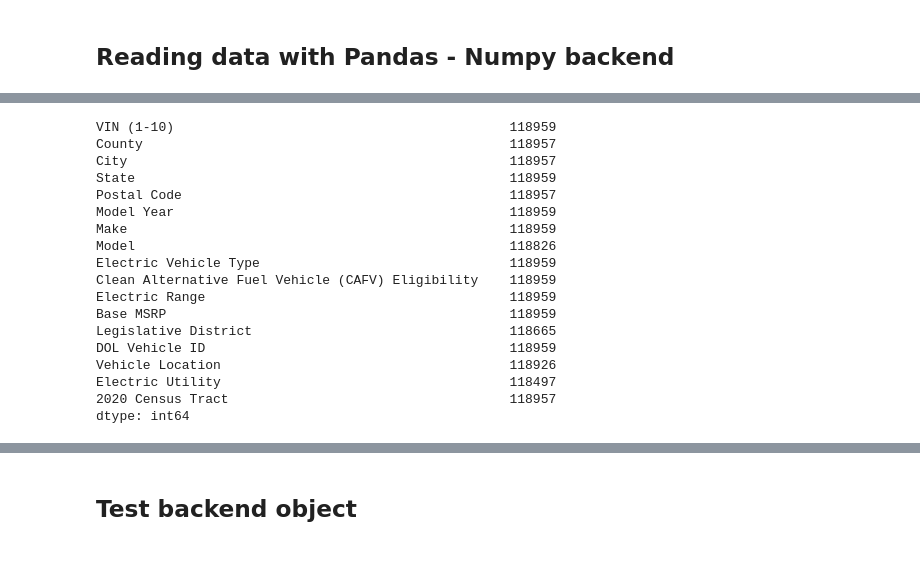
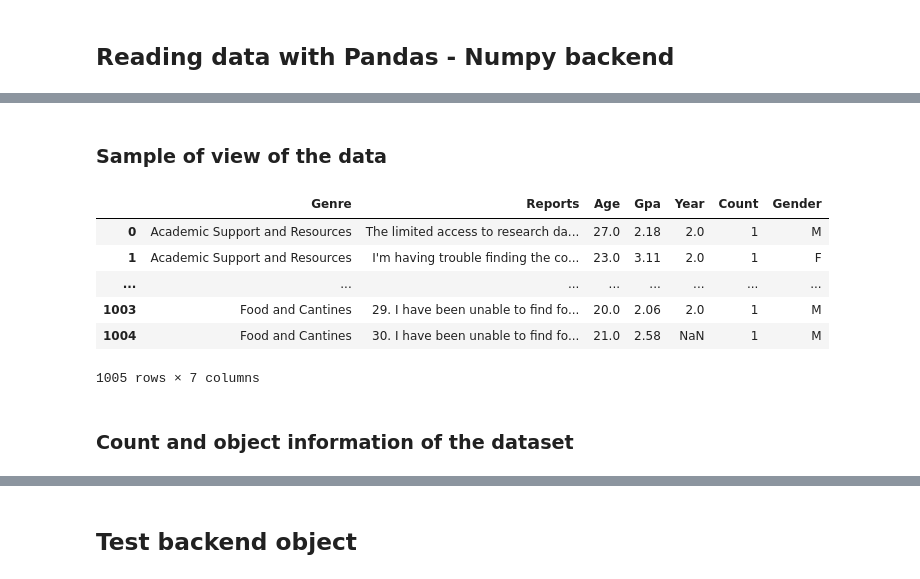
Before and after one commit to jmwinemiller/pandas-2.0.0-test, a Jupyter notebook: notebooks/pandas_2_test.ipynb, the cells around one changed output, grey strips where cells are left out. Cells and saved outputs as stored; diff of their text form; code cells hidden in the pictures.

```diff
--- a/notebooks/pandas_2_test.ipynb
+++ b/notebooks/pandas_2_test.ipynb
@@ -14,0 +23,2 @@ print(f"polars {pl.__version__}")
+# %%
+pd.options.display.max_rows = 5
@@ -18,0 +39,2 @@ print(f"polars {pl.__version__}")
+# %%
+df_np = pd.read_csv("data/student_reports.csv")
@@ -31,24 +48,17 @@ df.head()
-# %%
-df.count()
-# %% [output]
-VIN (1-10)                                           118959
-County                                               118957
-City                                                 118957
-State                                                118959
-Postal Code                                          118957
-Model Year                                           118959
-Make                                                 118959
-Model                                                118826
-Electric Vehicle Type                                118959
-Clean Alternative Fuel Vehicle (CAFV) Eligibility    118959
-Electric Range                                       118959
-Base MSRP                                            118959
-Legislative District                                 118665
-DOL Vehicle ID                                       118959
-Vehicle Location                                     118926
-Electric Utility                                     118497
-2020 Census Tract                                    118957
-dtype: int64
+# %% [markdown]
+### Sample of view of the data
+# %%
+df_np
+# %% [output]
+|  | Genre | Reports | Age | Gpa | Year | Count | Gender |
+| 0 | Academic Support and Resources | The limited access to research da... | 27.0 | 2.18 | 2.0 | 1 | M |
+| 1 | Academic Support and Resources | I'm having trouble finding the co... | 23.0 | 3.11 | 2.0 | 1 | F |
+| ... | ... | ... | ... | ... | ... | ... | ... |
+| 1003 | Food and Cantines | 29. I have been unable to find fo... | 20.0 | 2.06 | 2.0 | 1 | M |
+| 1004 | Food and Cantines | 30. I have been unable to find fo... | 21.0 | 2.58 | NaN | 1 | M |
+1005 rows × 7 columns
+# %% [markdown]
+### Count and object information of the dataset
 # %%
 df.info()
 # %% [output]
```
Also changed, not shown: parts of 26 cells of this notebook, 3 other files.
